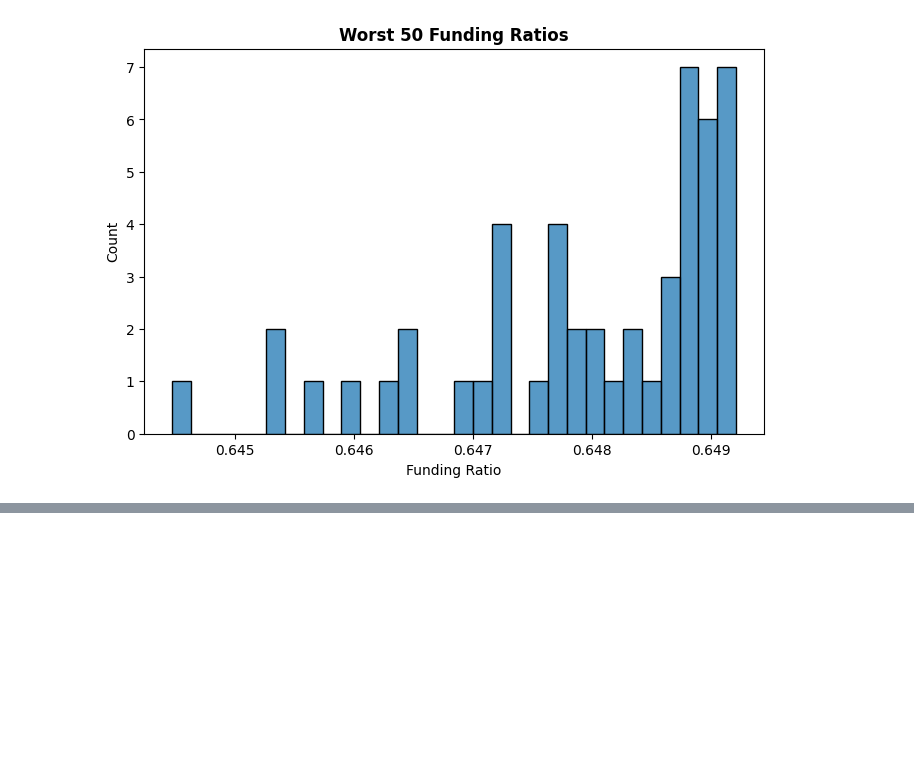
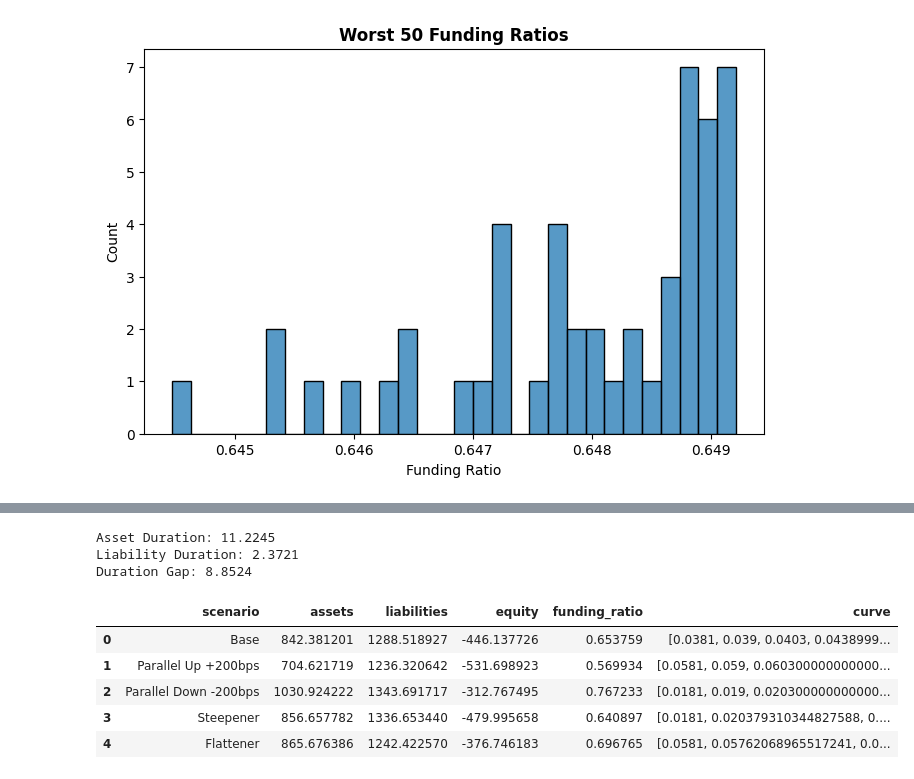
Before and after one commit to gorkemyencak/ALM-simulator, a Jupyter notebook: notebooks/05_pca_alm_simulation.ipynb, the cells around one changed output, grey strips where cells are left out. Saved outputs shown, nothing was run; the diff lists cells and outputs as text; code cells hidden in the pictures; blank space fills up the shorter version.

```diff
--- a/notebooks/05_pca_alm_simulation.ipynb
+++ b/notebooks/05_pca_alm_simulation.ipynb
@@ -154,0 +192,49 @@ Funding Ratio CVaR 95%: 0.648
+# %%
+# using latest observed curve
+base_curve_vector = np.array(df.iloc[-1].values, dtype = float)
+base_curve = dict(zip(maturities.tolist(), base_curve_vector))
+
+# duration gap - assets
+def duration_function(portfolio, curve):
+    pv_total = 0
+    weighted = 0
+
+    for item in portfolio:
+        r = curve[min(curve.keys(), key = lambda k: abs(k - item['maturity']))]
+        df = np.exp(-r * item['maturity'])
+        pv = item['notional'] * df
+        pv_total += pv
+        weighted += pv * item['maturity']
+
+    return weighted / pv_total
+
+asset_duration = duration_function(assets, base_curve)
+liability_duration = duration_function(liabilities, base_curve)
+duration_gap = asset_duration - liability_duration
+
+print(f"Asset Duration: {asset_duration:.4f}")
+print(f"Liability Duration: {liability_duration:.4f}")
+print(f"Duration Gap: {duration_gap:.4f}")
+# %% [output]
+Asset Duration: 11.2245
+Liability Duration: 2.3721
+Duration Gap: 8.8524
+# %%
+# stress testing
+stress_engine = StressTesting(maturities)
+
+stress_results = stress_engine.run_stress_test(
+    base_curve = base_curve_vector,
+    assets = assets,
+    liabilities = liabilities
+)
+
+stress_df = pd.DataFrame(stress_results)
+stress_df
+# %% [output]
+|  | scenario | assets | liabilities | equity | funding_ratio | curve |
+| 0 | Base | 842.381201 | 1288.518927 | -446.137726 | 0.653759 | [0.0381, 0.039, 0.0403, 0.0438999... |
+| 1 | Parallel Up +200bps | 704.621719 | 1236.320642 | -531.698923 | 0.569934 | [0.0581, 0.059, 0.060300000000000... |
+| 2 | Parallel Down -200bps | 1030.924222 | 1343.691717 | -312.767495 | 0.767233 | [0.0181, 0.019, 0.020300000000000... |
+| 3 | Steepener | 856.657782 | 1336.653440 | -479.995658 | 0.640897 | [0.0181, 0.020379310344827588, 0.... |
+| 4 | Flattener | 865.676386 | 1242.422570 | -376.746183 | 0.696765 | [0.0581, 0.05762068965517241, 0.0... |
```
Also changed, not shown: parts of 6 cells of this notebook, 2 other files.
